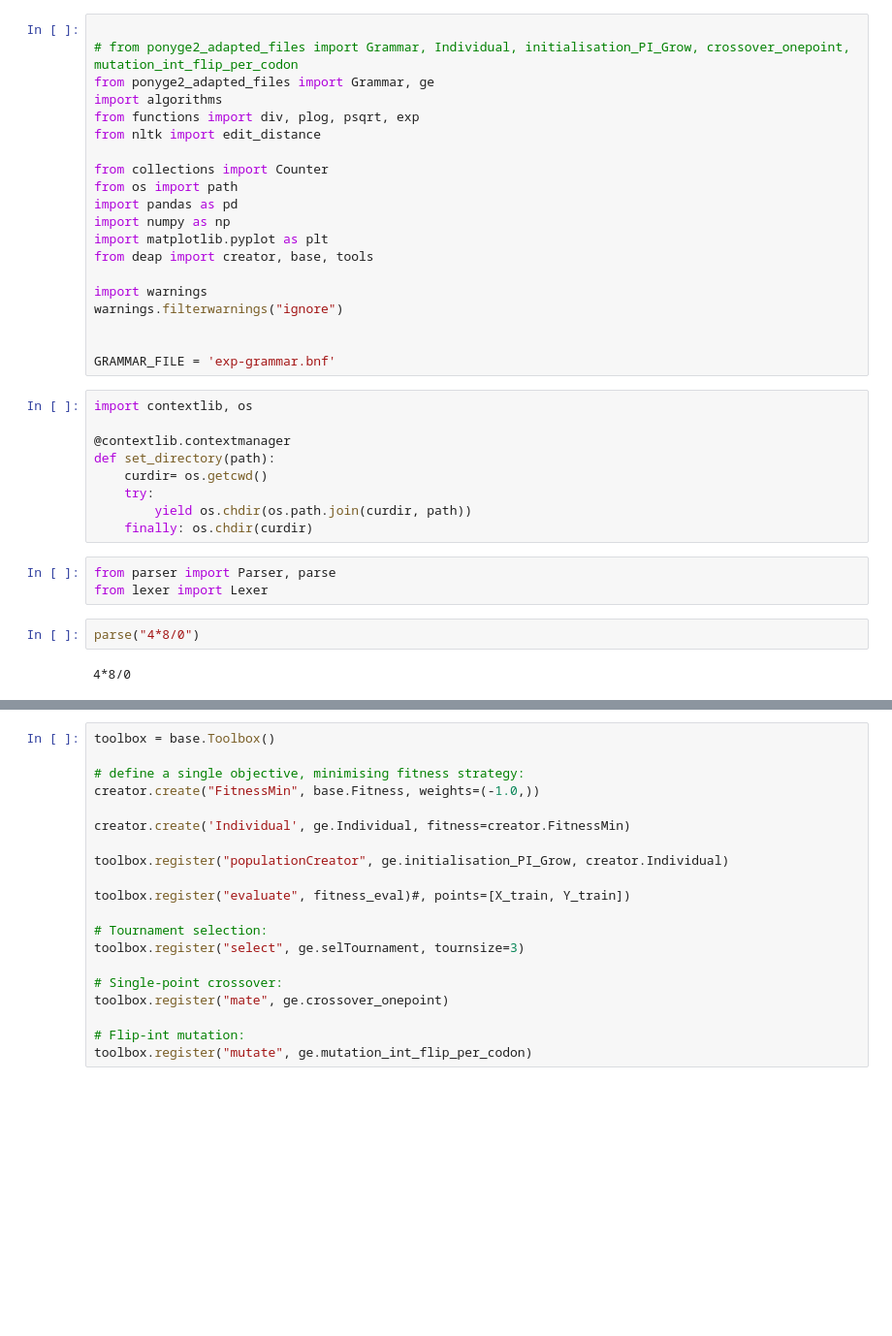
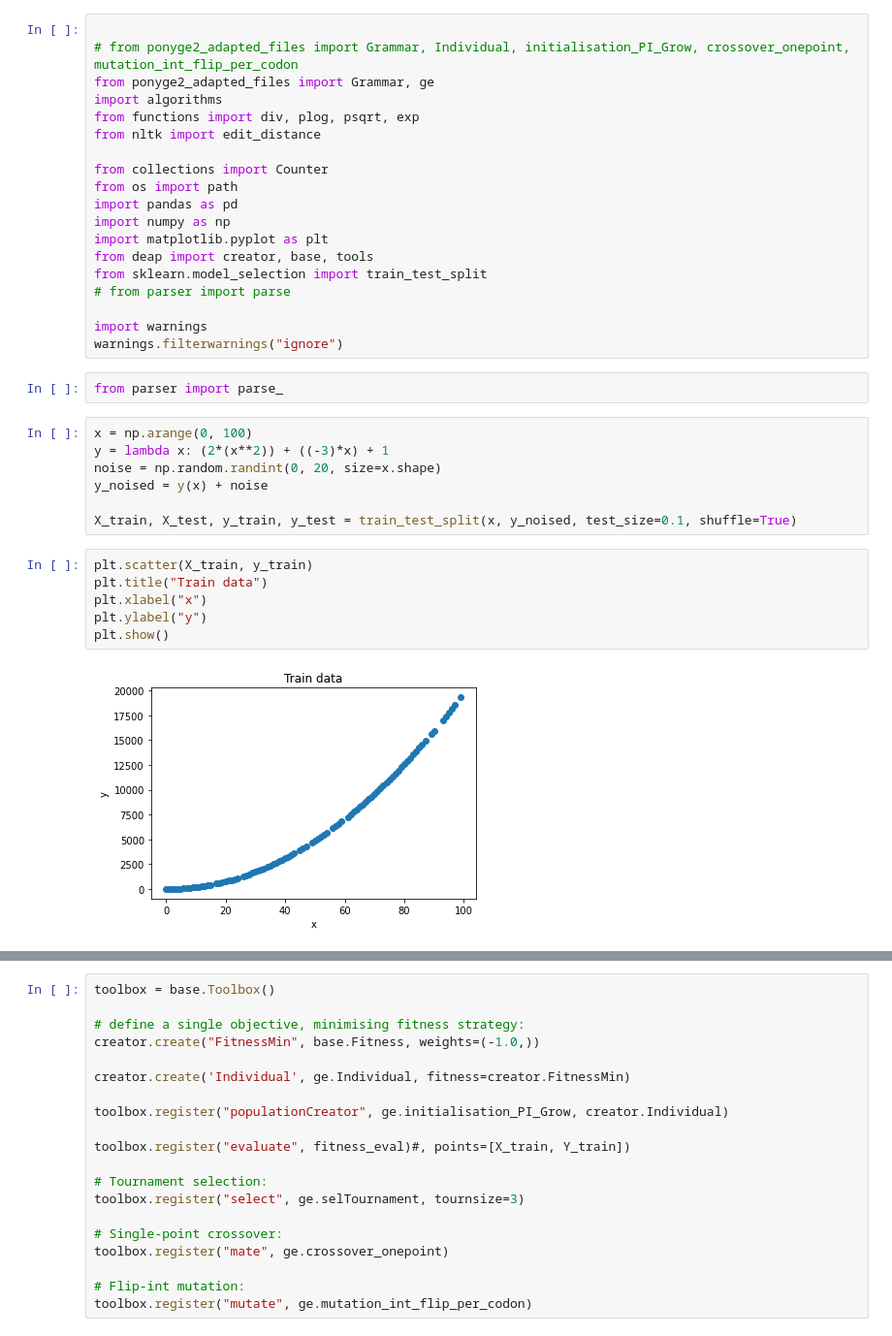
Before and after one commit to noobChef01/grape, a Jupyter notebook: experiment.ipynb, the cells around one changed output, grey strips where cells are left out. Shown at 97% size. Cells and saved outputs as stored; diff of their text form; blank space fills up the shorter version.

```diff
--- a/experiment.ipynb
+++ b/experiment.ipynb
@@ -12,25 +12,25 @@ import pandas as pd
 import numpy as np
 import matplotlib.pyplot as plt
 from deap import creator, base, tools
+from sklearn.model_selection import train_test_split
+# from parser import parse
 
 import warnings
 warnings.filterwarnings("ignore")
-
-
-GRAMMAR_FILE = 'exp-grammar.bnf'
-# %%
-import contextlib, os
-
-@contextlib.contextmanager
-def set_directory(path):
-    curdir= os.getcwd()
-    try:
-        yield os.chdir(os.path.join(curdir, path))
-    finally: os.chdir(curdir)
 # %%
-from parser import Parser, parse
-from lexer import Lexer
+from parser import parse_
-# %%
-parse("4*8/0")
-# %% [output]
-4*8/0
+# %%
+x = np.arange(0, 100)
+y = lambda x: (2*(x**2)) + ((-3)*x) + 1
+noise = np.random.randint(0, 20, size=x.shape)
+y_noised = y(x) + noise
+
+X_train, X_test, y_train, y_test = train_test_split(x, y_noised, test_size=0.1, shuffle=True)
+# %%
+plt.scatter(X_train, y_train)
+plt.title("Train data")
+plt.xlabel("x")
+plt.ylabel("y")
+plt.show()
+# %% [output]
+[figure, added]
```
Also changed, not shown: parts of 14 cells of this notebook, 3 other files.
